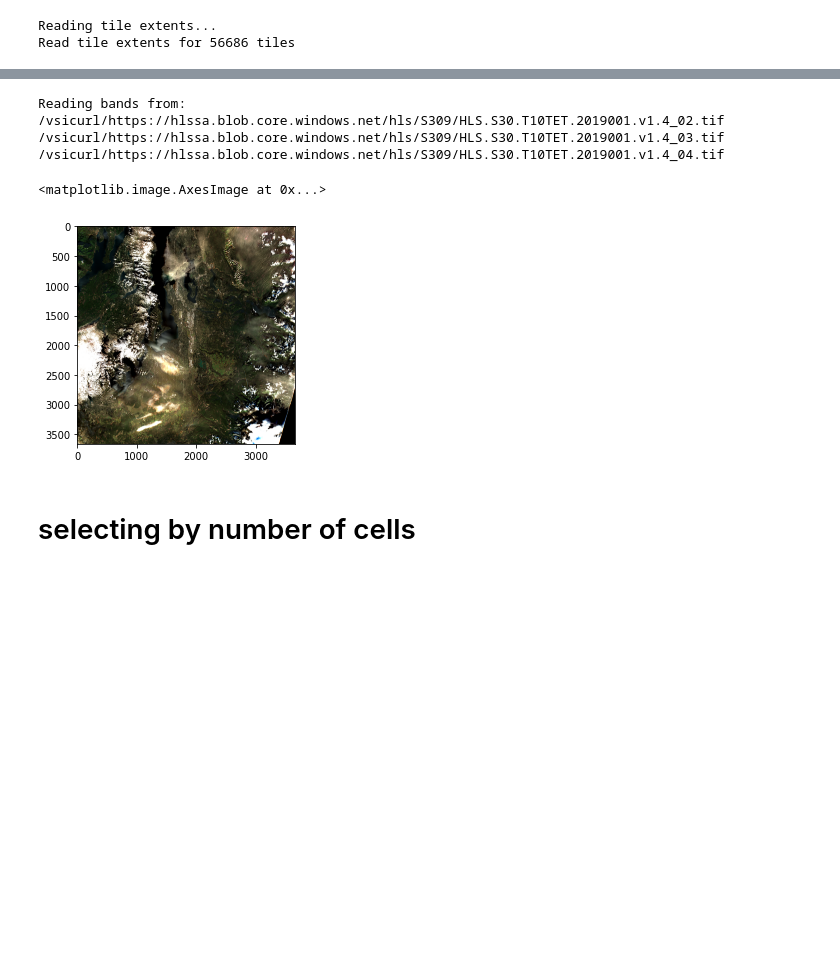
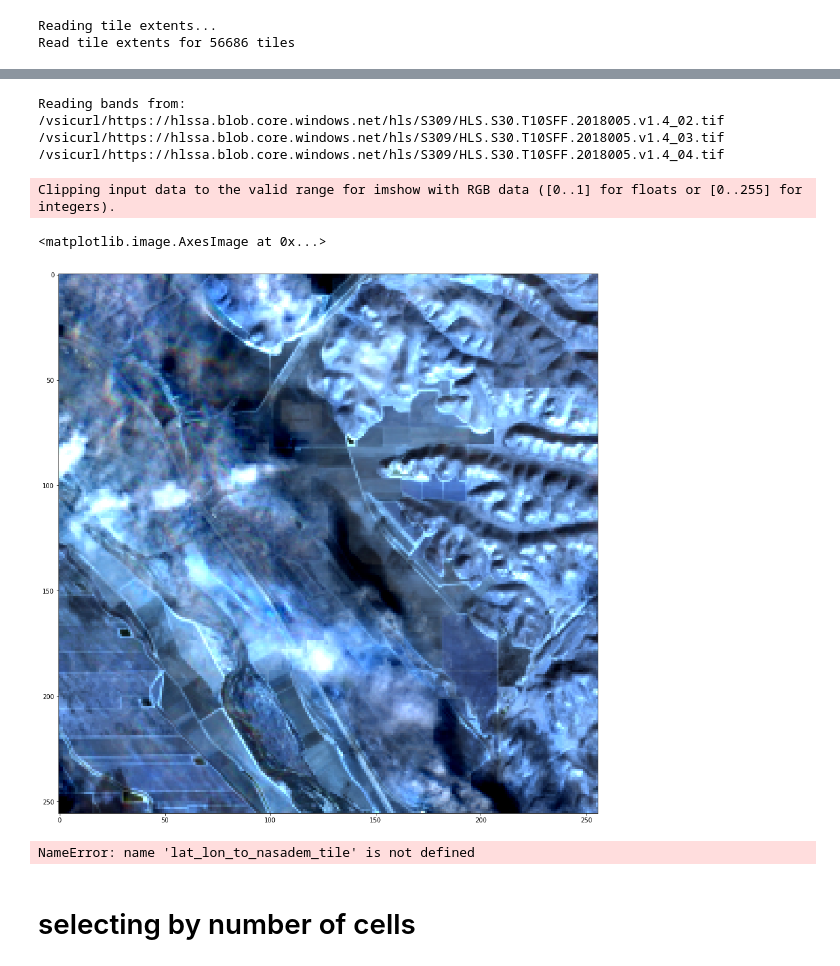
Before and after one commit to tonychang-cspinc/AIforEarth-Forest-Disturbance, a Jupyter notebook: notebooks/05-Azure-Storage-HLS-sampling.ipynb, the cells around one changed output, grey strips where cells are left out. Cells and saved outputs as stored; diff of their text form; code cells hidden in the pictures; blank space fills up the shorter version.

Commit message:
rerun for OR data

```diff
--- a/notebooks/05-Azure-Storage-HLS-sampling.ipynb
+++ b/notebooks/05-Azure-Storage-HLS-sampling.ipynb
@@ -122,3 +117,7 @@ hls_container_client = ContainerClient(account_url=hls_account_url,
 # %% [output]
 Reading tile extents...
 Read tile extents for 56686 tiles
+# %%
+minimum_year = 2018
+point_data = subdf[subdf['INVYR']>=minimum_year].iloc[10]
+point_data
@@ -181,28 +265,39 @@ band3_url = re.sub('_(\d+).tif','_03.tif',base_url)
 band4_url = re.sub('_(\d+).tif','_04.tif',base_url)
 print('Reading bands from:\n{}\n{}\n{}'.format(band2_url,band3_url,band4_url))
 
-band2 = rasterio.open(band2_url)
-band3 = rasterio.open(band3_url)
-band4 = rasterio.open(band4_url)
+window_shape = (256,256)
+band2 = point2window(lon, lat, window_shape[0], window_shape[1], band2_url)
+band3 = point2window(lon, lat, window_shape[0], window_shape[1], band3_url)
+band4 = point2window(lon, lat, window_shape[0], window_shape[1], band4_url)
 
 norm_value = 2000
-image_data = []
-for band in [band4,band3,band2]:
-    band_array = band.read(1)
-    band_array = band_array / norm_value
-    image_data.append(band_array)
-    band.close()
+rgb = np.dstack((band2[0], band3[0], band4[0]))/norm_value
+#band2 = rasterio.open(band2_url)
+#band3 = rasterio.open(band3_url)
+#band4 = rasterio.open(band4_url)
 
-rgb = np.dstack((image_data[0],image_data[1],image_data[2]))
-np.clip(rgb,0,1,rgb)
-plt.imshow(rgb)
+#image_data = []
+#for band in [band4,band3,band2]:
+##    band_array = band.read(1)
+##    band_array = band_array / norm_value
+##    image_data.append(band_array)
+##    band.close()
+
+#rgb = np.dstack((image_data[0],image_data[1],image_data[2]))
+#np.clip(rgb,0,1,rgb)
+#plt.imshow(rgb)
 # %% [output]
 Reading bands from:
-/vsicurl/https://hlssa.blob.core.windows.net/hls/S309/HLS.S30.T10TET.2019001.v1.4_02.tif
-/vsicurl/https://hlssa.blob.core.windows.net/hls/S309/HLS.S30.T10TET.2019001.v1.4_03.tif
-/vsicurl/https://hlssa.blob.core.windows.net/hls/S309/HLS.S30.T10TET.2019001.v1.4_04.tif
+/vsicurl/https://hlssa.blob.core.windows.net/hls/S309/HLS.S30.T10SFF.2018005.v1.4_02.tif
+/vsicurl/https://hlssa.blob.core.windows.net/hls/S309/HLS.S30.T10SFF.2018005.v1.4_03.tif
+/vsicurl/https://hlssa.blob.core.windows.net/hls/S309/HLS.S30.T10SFF.2018005.v1.4_04.tif
-<matplotlib.image.AxesImage at 0x...>
-[figure, removed]
+# %%
+f, ax = plt.subplots(1,1,figsize=(16,16))
+ax.imshow(rgb)
+# %% [output]
+Clipping input data to the valid range for imshow with RGB data ([0..1] for floats or [0..255] for integers).
+<matplotlib.image.AxesImage at 0x...>
+[figure, added]
 # %%
 '''
 run this if you are hoping to build your URL list
@@ -210,10 +305,12 @@ run this if you are hoping to build your URL list
 url_list = []
 for i,s in subdf.iterrows():
     tile_of_interest = [s['geometry'].y,s['geometry'].x]
-    tile_name = lat_lon_to_nasadem_tile(tile_of_interest[0],tile_of_interest[1])
-    url = azt.nasadem_blob_root + tile_name
+#    tile_name = lat_lon_to_nasadem_tile(tile_of_interest[0],tile_of_interest[1])
+#    url = azt.nasadem_blob_root + tile_name
     url_list.append(url)
 subdf['DEM_URL'] = url_list
+# %% [output]
+NameError: name 'lat_lon_to_nasadem_tile' is not defined
 # %% [markdown]
 # selecting by number of cells
 # %%
```
Also changed, not shown: parts of 11 cells of this notebook, 2 other files.
